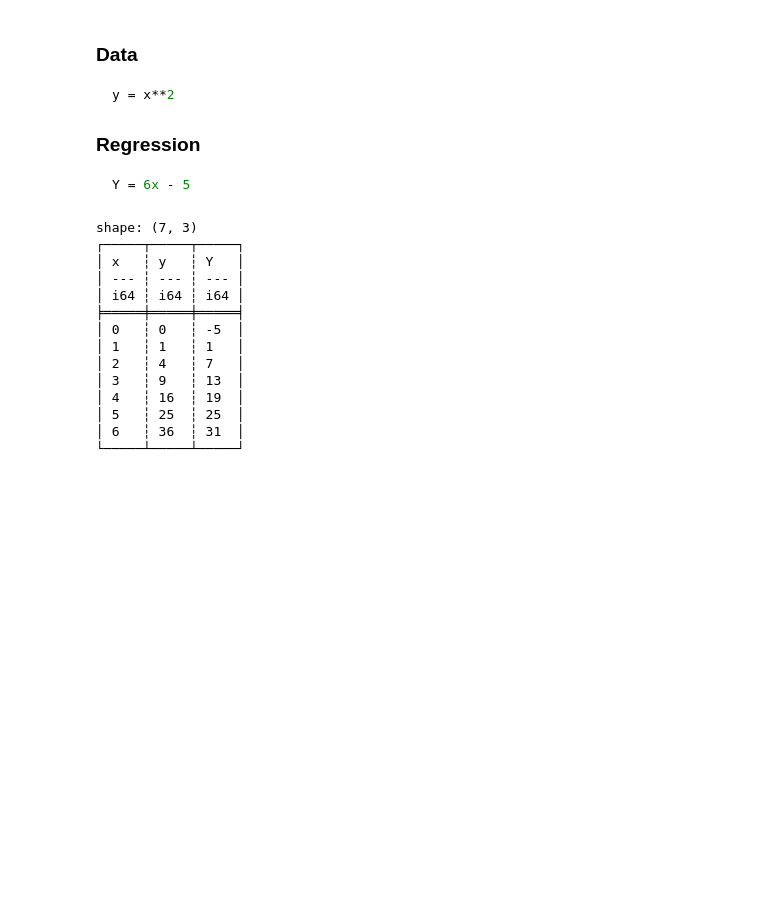
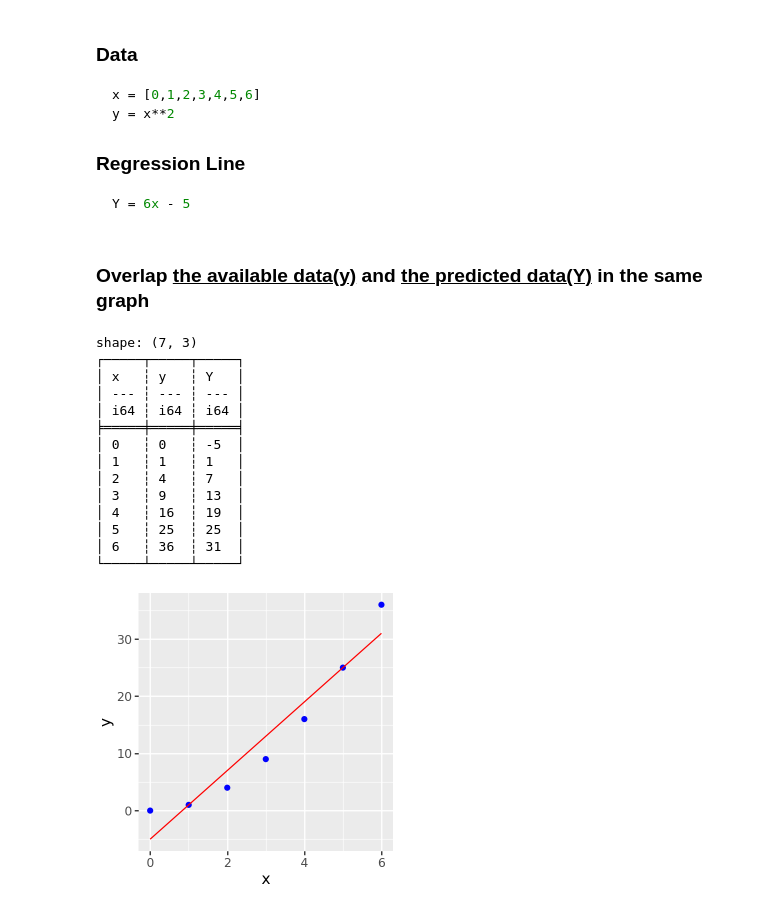
Before and after one commit to h2-ml/Linear-Regression, a Jupyter notebook: Linear_Regression.ipynb, the cells around one changed output. Drawn from its saved outputs; the diff is of its cells as text; code cells hidden in the pictures; blank space fills up the shorter version.

Commit message:
Finish Linear Regression Example

````diff
--- a/Linear_Regression.ipynb
+++ b/Linear_Regression.ipynb
@@ -6,29 +9,39 @@ import numpy as np
 # %% [markdown]
 ### Data
 ```python
+x = [0,1,2,3,4,5,6]
 y = x**2
 ```
-### Regression
+### Regression Line
 ```python
 Y = 6x - 5
 ```
+# %% [markdown]
+### Overlap <ins>the available data(y)</ins> and <ins>the predicted data(Y)</ins> in the same graph
 # %%
 df = pl.DataFrame({'x':[0,1,2,3,4,5,6]})
 df = df.with_columns( pl.Series("y", [ x**2 for x in df.get_column('x')]) )
 df = df.with_columns( pl.Series("Y", [ x*6-5 for x in df.get_column('x')]) )
 print(df)
+plot = ( p9.ggplot(data=df, mapping=p9.aes(x='x'))
+         + p9.geom_point(mapping=p9.aes(y='y'), color='blue')
+         + p9.geom_line(mapping=p9.aes(y='Y'), color='red')
+         + p9.theme(figure_size=(3,3))
+       )
+plot
 # %% [output]
 shape: (7, 3)
 ┌─────┬─────┬─────┐
 │ x   ┆ y   ┆ Y   │
 │ --- ┆ --- ┆ --- │
 │ i64 ┆ i64 ┆ i64 │
 ╞═════╪═════╪═════╡
 │ 0   ┆ 0   ┆ -5  │
 │ 1   ┆ 1   ┆ 1   │
 │ 2   ┆ 4   ┆ 7   │
 │ 3   ┆ 9   ┆ 13  │
 │ 4   ┆ 16  ┆ 19  │
 │ 5   ┆ 25  ┆ 25  │
 │ 6   ┆ 36  ┆ 31  │
 └─────┴─────┴─────┘
+[figure, added]
````
Also changed, not shown: parts of 9 cells of this notebook.
